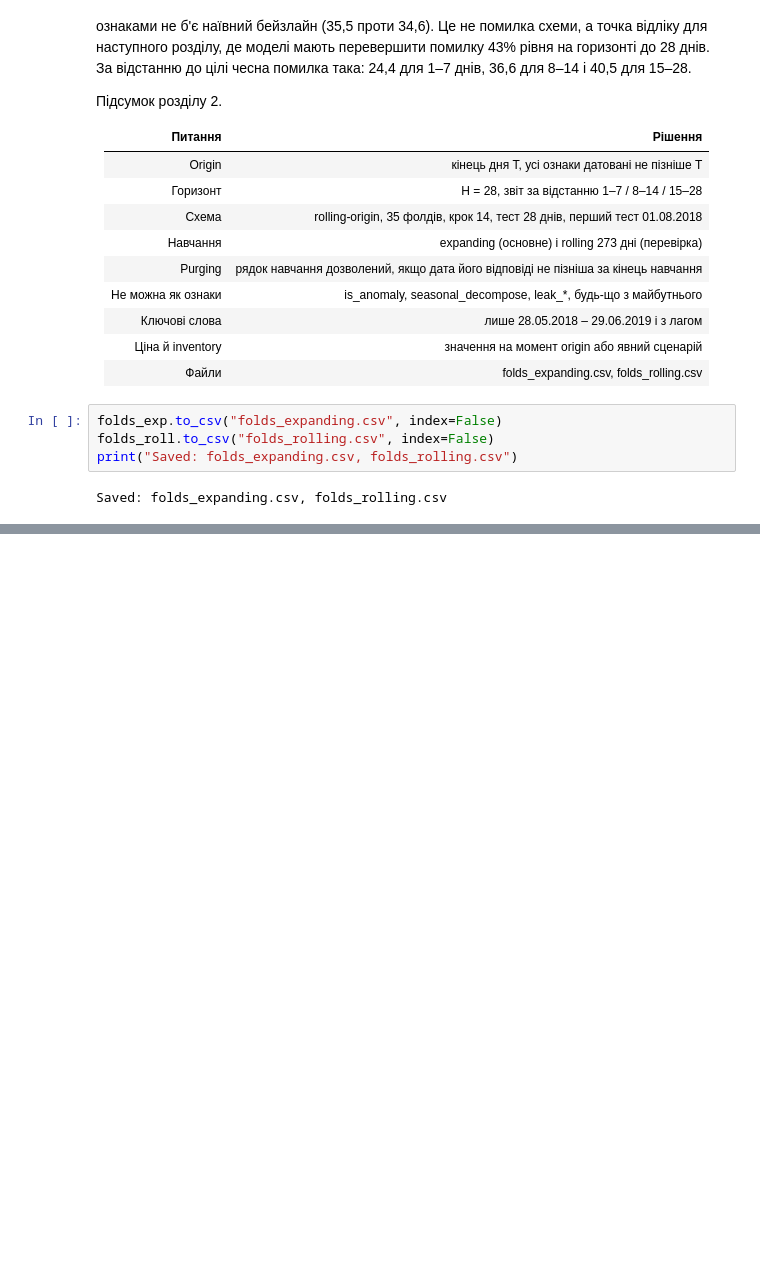
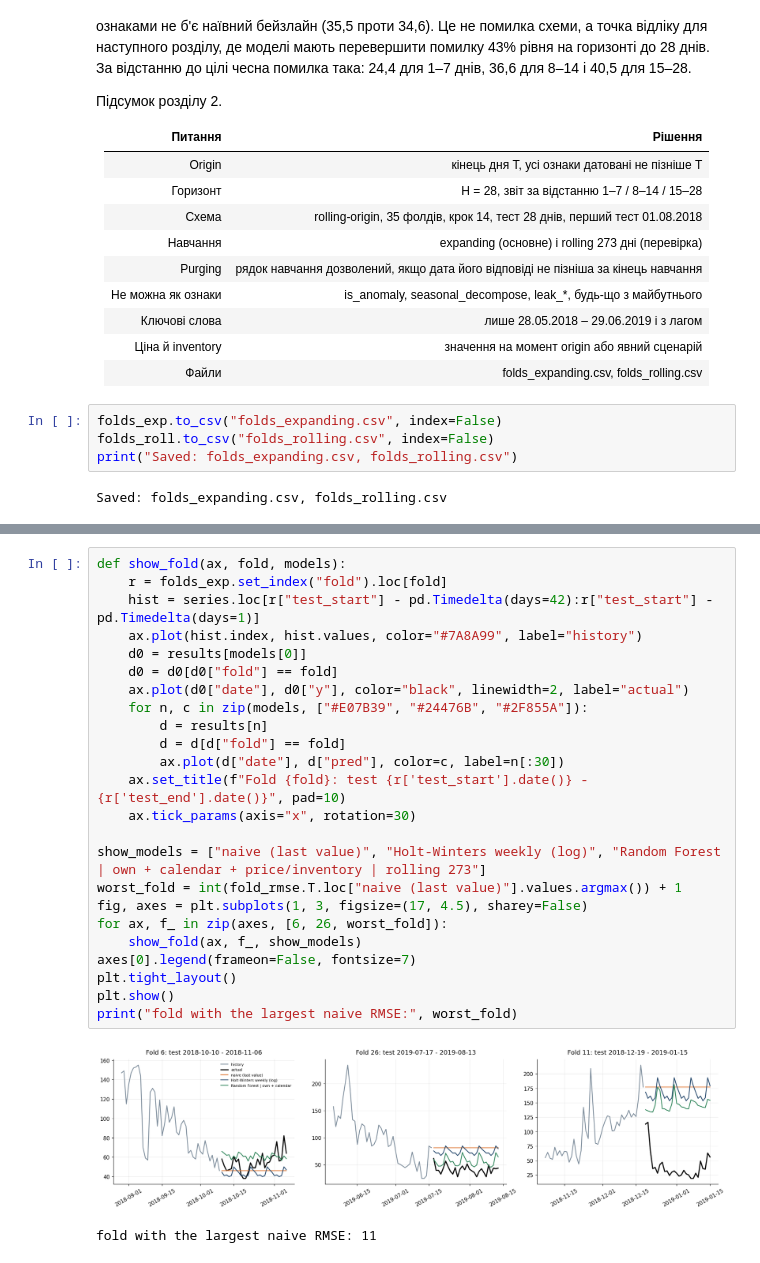
Before and after one commit to krasniukevych-marichka/Ice-Maker, a Jupyter notebook: eda.ipynb, the cells around one changed output, grey strips where cells are left out. Drawn from its saved outputs; the diff is of its cells as text; blank space fills up the shorter version.

```diff
--- a/eda.ipynb
+++ b/eda.ipynb
@@ -2148,0 +2468,27 @@ Saved: folds_expanding.csv, folds_rolling.csv
+# %%
+def show_fold(ax, fold, models):
+    r = folds_exp.set_index("fold").loc[fold]
+    hist = series.loc[r["test_start"] - pd.Timedelta(days=42):r["test_start"] - pd.Timedelta(days=1)]
+    ax.plot(hist.index, hist.values, color="#7A8A99", label="history")
+    d0 = results[models[0]]
+    d0 = d0[d0["fold"] == fold]
+    ax.plot(d0["date"], d0["y"], color="black", linewidth=2, label="actual")
+    for n, c in zip(models, ["#E07B39", "#24476B", "#2F855A"]):
+        d = results[n]
+        d = d[d["fold"] == fold]
+        ax.plot(d["date"], d["pred"], color=c, label=n[:30])
+    ax.set_title(f"Fold {fold}: test {r['test_start'].date()} - {r['test_end'].date()}", pad=10)
+    ax.tick_params(axis="x", rotation=30)
+
+show_models = ["naive (last value)", "Holt-Winters weekly (log)", "Random Forest | own + calendar + price/inventory | rolling 273"]
+worst_fold = int(fold_rmse.T.loc["naive (last value)"].values.argmax()) + 1
+fig, axes = plt.subplots(1, 3, figsize=(17, 4.5), sharey=False)
+for ax, f_ in zip(axes, [6, 26, worst_fold]):
+    show_fold(ax, f_, show_models)
+axes[0].legend(frameon=False, fontsize=7)
+plt.tight_layout()
+plt.show()
+print("fold with the largest naive RMSE:", worst_fold)
+# %% [output]
+[figure, added]
+fold with the largest naive RMSE: 11
```
Also changed, not shown: parts of 32 cells of this notebook.
